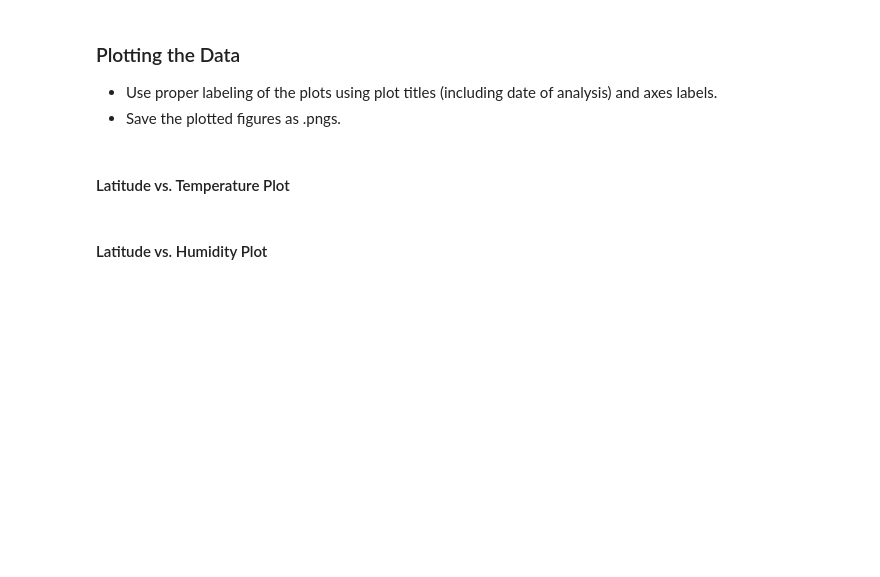
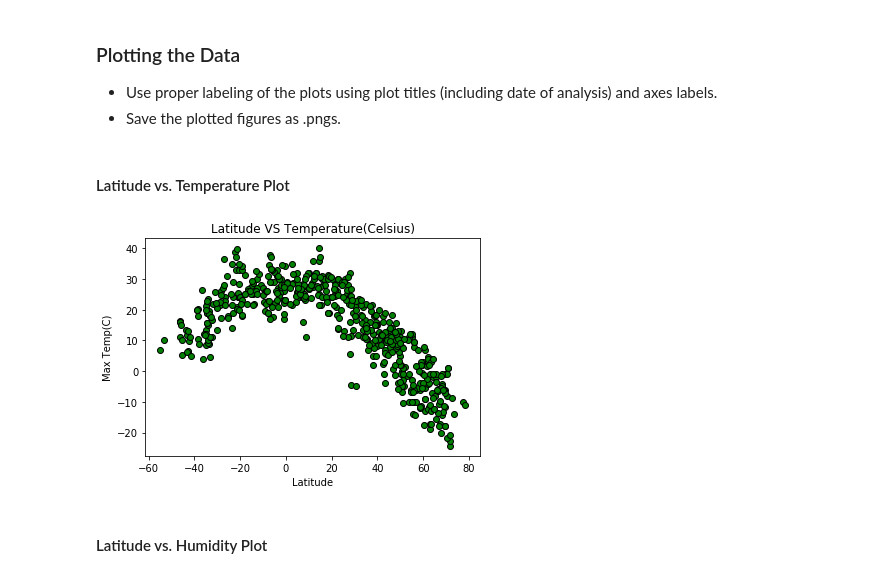
Before and after one commit to whysoq520/databootcamp-homework, a Jupyter notebook: python-api-challenge/WeatherPy/starter_code/Weatherpy2.ipynb, the cells around one changed output. Saved outputs shown, nothing was run; the diff lists cells and outputs as text; code cells hidden in the pictures; blank space fills up the shorter version.

```diff
--- a/python-api-challenge/WeatherPy/starter_code/Weatherpy2.ipynb
+++ b/python-api-challenge/WeatherPy/starter_code/Weatherpy2.ipynb
@@ -131,5 +131,14 @@ weather_data.to_csv("weather 2/weather_data.csv",index=False, header=True)
 * Save the plotted figures as .pngs.
 # %% [markdown]
 #### Latitude vs. Temperature Plot
+# %%
+plt.scatter(weather_data["Latitude"], weather_data["Max Temp(C)"],marker = "o",facecolors="green", edgecolors="black" )
+plt.xlabel("Latitude")
+plt.ylabel("Max Temp(C)")
+plt.title('Latitude VS Temperature(Celsius)')
+plt.savefig('weather 2/lat vs temp')
+plt.show()
+# %% [output]
+[figure, added]
 # %% [markdown]
 #### Latitude vs. Humidity Plot
```
Also changed, not shown: parts of 4 cells of this notebook.
